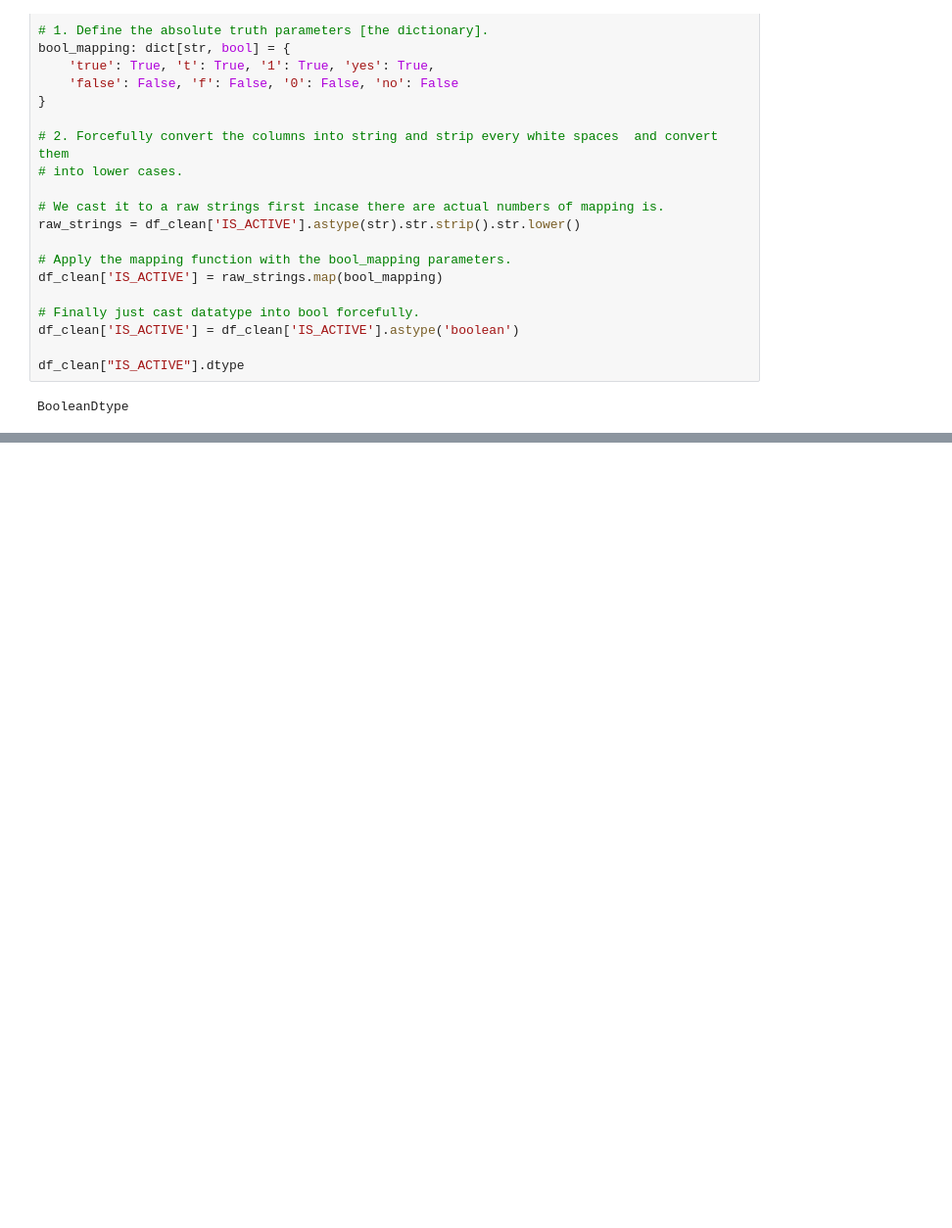
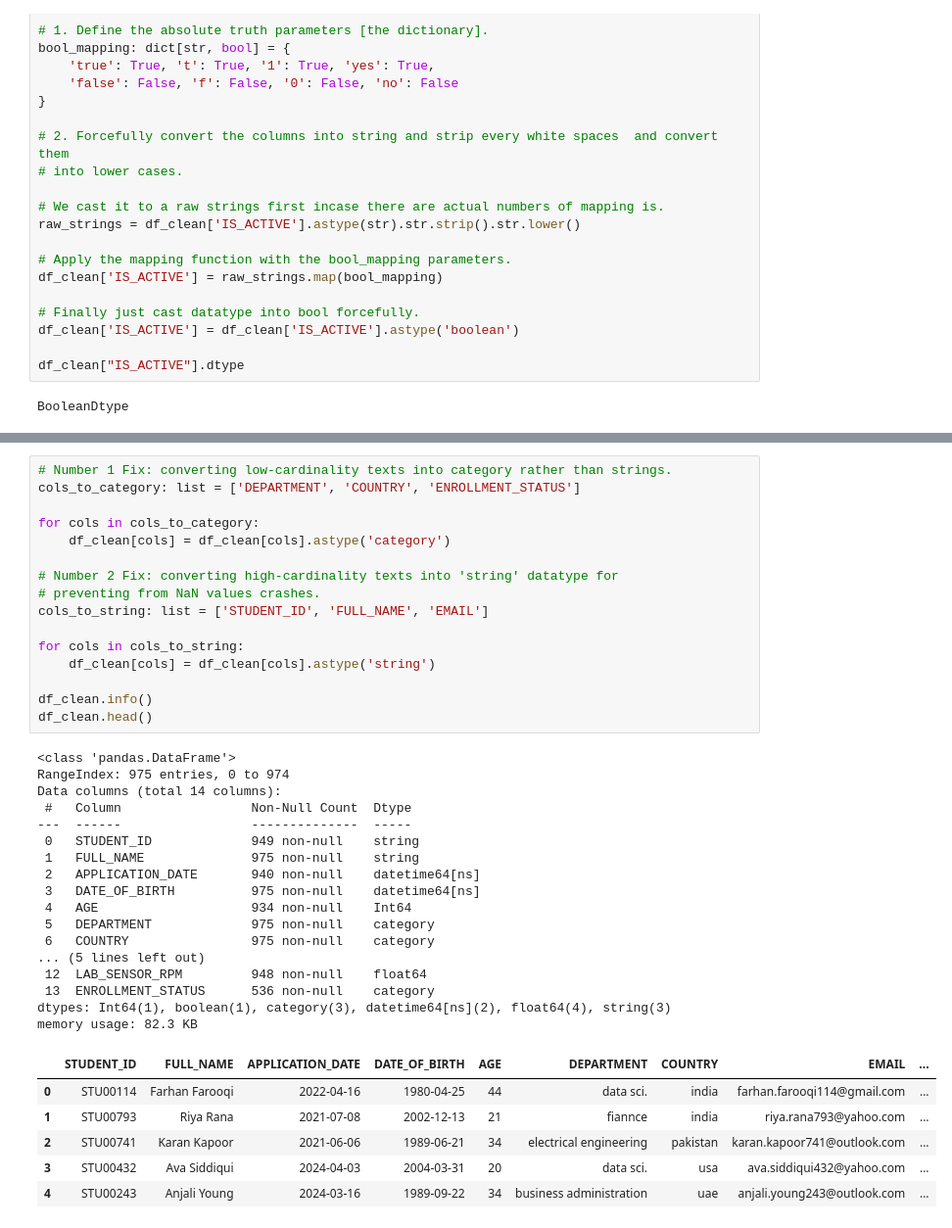
Before and after one commit to sohail-ansari0023/Becoming-A-Data-Analyst, a Jupyter notebook: Data_Cleaning_and_Preprocessing/notebooks/university_dataset.ipynb, the cells around one changed output, grey strips where cells are left out. Shown at 98% size. Saved outputs shown, nothing was run; the diff lists cells and outputs as text; blank space fills up the shorter version.

```diff
--- a/Data_Cleaning_and_Preprocessing/notebooks/university_dataset.ipynb
+++ b/Data_Cleaning_and_Preprocessing/notebooks/university_dataset.ipynb
@@ -447,0 +495,40 @@ BooleanDtype
+# %%
+# Number 1 Fix: converting low-cardinality texts into category rather than strings.
+cols_to_category: list = ['DEPARTMENT', 'COUNTRY', 'ENROLLMENT_STATUS']
+
+for cols in cols_to_category:
+    df_clean[cols] = df_clean[cols].astype('category')
+
+# Number 2 Fix: converting high-cardinality texts into 'string' datatype for
+# preventing from NaN values crashes.
+cols_to_string: list = ['STUDENT_ID', 'FULL_NAME', 'EMAIL']
+
+for cols in cols_to_string:
+    df_clean[cols] = df_clean[cols].astype('string')
+
+df_clean.info()
+df_clean.head()
+# %% [output]
+<class 'pandas.DataFrame'>
+RangeIndex: 975 entries, 0 to 974
+Data columns (total 14 columns):
+ #   Column                 Non-Null Count  Dtype
+---  ------                 --------------  -----
+ 0   STUDENT_ID             949 non-null    string
+ 1   FULL_NAME              975 non-null    string
+ 2   APPLICATION_DATE       940 non-null    datetime64[ns]
+ 3   DATE_OF_BIRTH          975 non-null    datetime64[ns]
+ 4   AGE                    934 non-null    Int64
+ 5   DEPARTMENT             975 non-null    category
+ 6   COUNTRY                975 non-null    category
+... (5 lines left out)
+ 12  LAB_SENSOR_RPM         948 non-null    float64
+ 13  ENROLLMENT_STATUS      536 non-null    category
+dtypes: Int64(1), boolean(1), category(3), datetime64[ns](2), float64(4), string(3)
+memory usage: 82.3 KB
+|  | STUDENT_ID | FULL_NAME | APPLICATION_DATE | DATE_OF_BIRTH | AGE | DEPARTMENT | COUNTRY | EMAIL | ... |
+| 0 | STU00114 | Farhan Farooqi | 2022-04-16 | 1980-04-25 | 44 | data sci. | india | farhan.farooqi114@gmail.com | ... |
+| 1 | STU00793 | Riya Rana | 2021-07-08 | 2002-12-13 | 21 | fiannce | india | riya.rana793@yahoo.com | ... |
+| 2 | STU00741 | Karan Kapoor | 2021-06-06 | 1989-06-21 | 34 | electrical engineering | pakistan | karan.kapoor741@outlook.com | ... |
+| 3 | STU00432 | Ava Siddiqui | 2024-04-03 | 2004-03-31 | 20 | data sci. | usa | ava.siddiqui432@yahoo.com | ... |
+| 4 | STU00243 | Anjali Young | 2024-03-16 | 1989-09-22 | 34 | business administration | uae | anjali.young243@outlook.com | ... |
```
Also changed, not shown: parts of 4 cells of this notebook.
